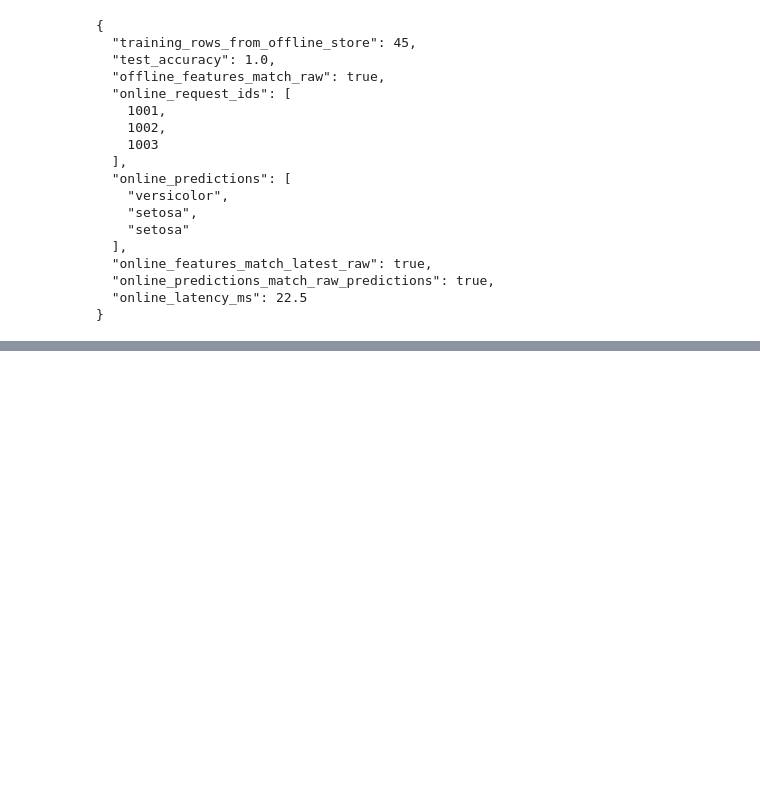
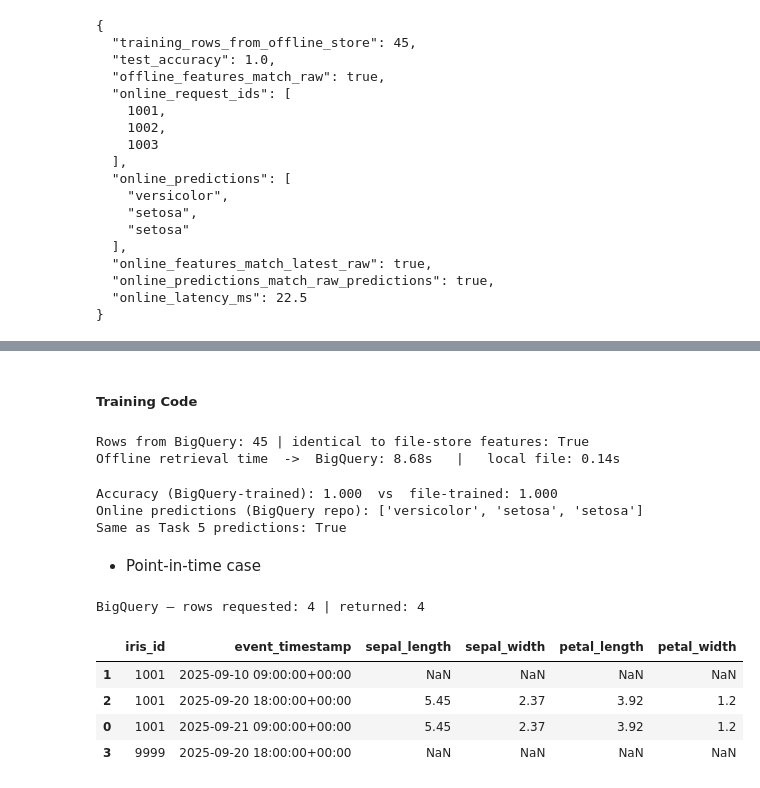
Before and after one commit to Draiken7/21f2000602_MLOPS_WEEKLY_ASSIGNMENT, a Jupyter notebook: week3_feast_iris.ipynb, the cells around one changed output, grey strips where cells are left out. Saved outputs shown, nothing was run; the diff lists cells and outputs as text; code cells hidden in the pictures; blank space fills up the shorter version.

Commit message:
Task 6: BigQuery offline store (feature_repo_bq), parity checks and trade-offs

```diff
--- a/week3_feast_iris.ipynb
+++ b/week3_feast_iris.ipynb
@@ -572,0 +702,58 @@ print(json.dumps(metrics, indent=2))
+# %% [markdown]
+##### Training Code
+# %%
+fs_bq = FeatureStore(repo_path="iris_feature_store/feature_repo_bq")
+
+t0 = time.perf_counter()
+training_df_bq = fs_bq.get_historical_features(
+    entity_df=entity_df,          # SAME entity dataframe as Task 4
+    features=FEATURES,            # SAME feature list
+).to_df()
+bq_seconds = time.perf_counter() - t0
+
+t0 = time.perf_counter()
+fs.get_historical_features(entity_df=entity_df, features=FEATURES).to_df()
+file_seconds = time.perf_counter() - t0
+
+a = training_df.sort_values(["iris_id", "event_timestamp"]).reset_index(drop=True)
+b = training_df_bq.sort_values(["iris_id", "event_timestamp"]).reset_index(drop=True)
+same_features = (a[FEATURE_COLS].values == b[FEATURE_COLS].values).all()
+
+print(f"Rows from BigQuery: {len(training_df_bq)} | identical to file-store features: {same_features}")
+print(f"Offline retrieval time  ->  BigQuery: {bq_seconds:.2f}s   |   local file: {file_seconds:.2f}s")
+# %% [output]
+Rows from BigQuery: 45 | identical to file-store features: True
+Offline retrieval time  ->  BigQuery: 8.68s   |   local file: 0.14s
+# %%
+Xb = training_df_bq[FEATURE_COLS]
+yb = training_df_bq["species"]
+Xb_tr, Xb_te, yb_tr, yb_te = train_test_split(Xb, yb, test_size=0.4, stratify=yb, random_state=42)
+
+model_bq = DecisionTreeClassifier(max_depth=3, random_state=1).fit(Xb_tr, yb_tr)
+acc_bq = accuracy_score(yb_te, model_bq.predict(Xb_te))
+
+online_bq = fs_bq.get_online_features(
+    features=FEATURES, entity_rows=[{"iris_id": i} for i in request_ids]
+).to_df().set_index("iris_id").loc[request_ids]
+
+preds_bq = model_bq.predict(online_bq[FEATURE_COLS])
+print(f"Accuracy (BigQuery-trained): {acc_bq:.3f}  vs  file-trained: {acc:.3f}")
+print("Online predictions (BigQuery repo):", list(preds_bq))
+print("Same as Task 5 predictions:", list(preds_bq) == online_feats["predicted_species"].tolist())
+# %% [output]
+Accuracy (BigQuery-trained): 1.000  vs  file-trained: 1.000
+Online predictions (BigQuery repo): ['versicolor', 'setosa', 'setosa']
+Same as Task 5 predictions: True
+# %% [markdown]
+- Point-in-time case
+# %%
+pit_bq = fs_bq.get_historical_features(entity_df=demo, features=FEATURES).to_df()
+print(f"BigQuery – rows requested: {len(demo)} | returned: {len(pit_bq)}")
+pit_bq.sort_values(["iris_id", "event_timestamp"])
+# %% [output]
+BigQuery – rows requested: 4 | returned: 4
+|  | iris_id | event_timestamp | sepal_length | sepal_width | petal_length | petal_width |
+| 1 | 1001 | 2025-09-10 09:00:00+00:00 | NaN | NaN | NaN | NaN |
+| 2 | 1001 | 2025-09-20 18:00:00+00:00 | 5.45 | 2.37 | 3.92 | 1.2 |
+| 0 | 1001 | 2025-09-21 09:00:00+00:00 | 5.45 | 2.37 | 3.92 | 1.2 |
+| 3 | 9999 | 2025-09-20 18:00:00+00:00 | NaN | NaN | NaN | NaN |
```
Also changed, not shown: parts of 15 cells of this notebook, 4 other files.
